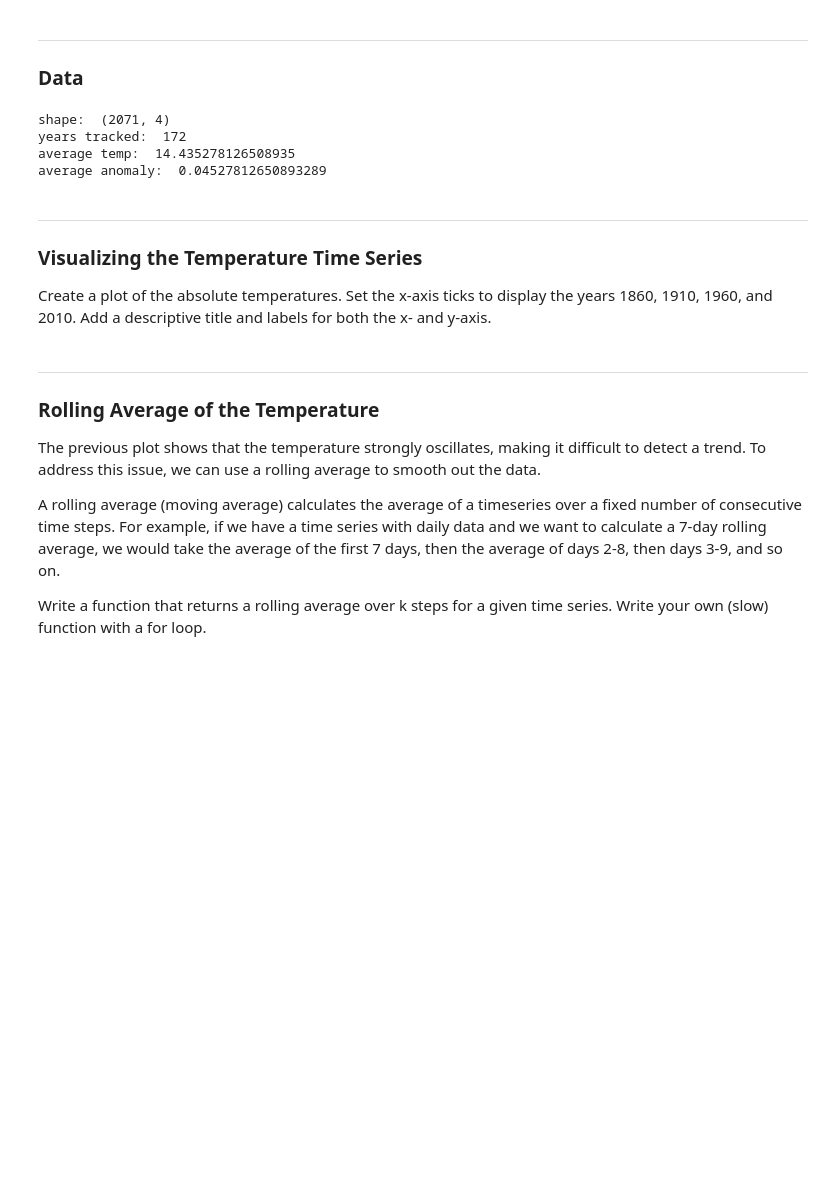
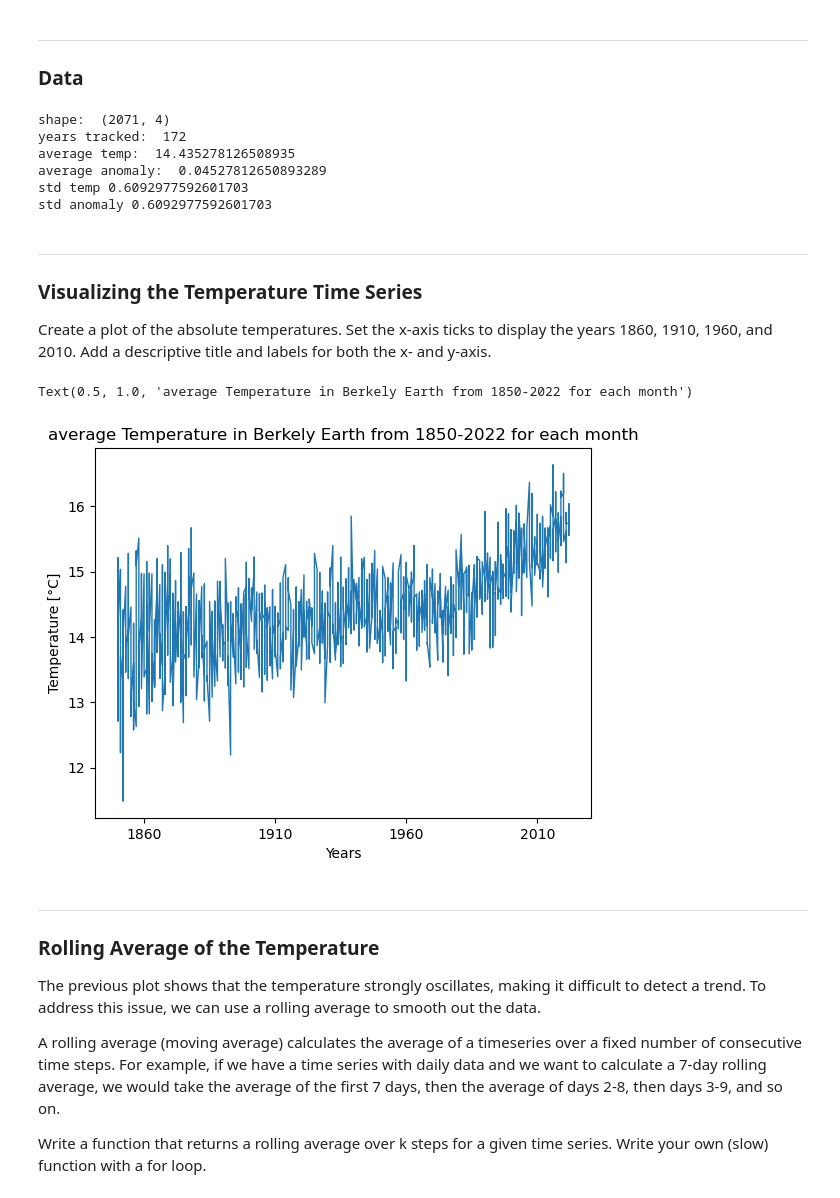
Before and after one commit to 42p4r4gu2/SecondSemester, a Jupyter notebook: PGKI/Assignments/ue10/04_climate.ipynb, the cells around one changed output. Saved outputs shown, nothing was run; the diff lists cells and outputs as text; code cells hidden in the pictures; blank space fills up the shorter version.

```diff
--- a/PGKI/Assignments/ue10/04_climate.ipynb
+++ b/PGKI/Assignments/ue10/04_climate.ipynb
@@ -27,6 +27,8 @@ def info(data):
     print("years tracked: ", data.shape[0]//12)
     print("average temp: ", np.average(data[:,3]))
     print("average anomaly: ", np.average(data[:,2]))
+    print("std temp", np.std(data[:,3]))
+    print("std anomaly", np.std(data[:,2]))
 
 info(data)
 # %% [output]
@@ -34,6 +36,8 @@ shape:  (2071, 4)
 years tracked:  172
 average temp:  14.435278126508935
 average anomaly:  0.04527812650893289
+std temp 0.6092977592601703
+std anomaly 0.6092977592601703
 # %% [markdown]
 ---
 ### Visualizing the Temperature Time Series
@@ -44,3 +46,13 @@ Create a plot of the absolute temperatures. Set the x-axis ticks to display the
+# %%
+# code
+plt.plot(data[:,0], data[:,3], lw=1)
+plt.xticks([1860,1910,1960,2010])
+plt.xlabel("Years")
+plt.ylabel("Temperature [°C]")
+plt.title("average Temperature in Berkely Earth from 1850-2022 for each month")
+# %% [output]
+Text(0.5, 1.0, 'average Temperature in Berkely Earth from 1850-2022 for each month')
+[figure, added]
 # %% [markdown]
 ---
 ### Rolling Average of the Temperature
```
Also changed, not shown: parts of 5 cells of this notebook.
